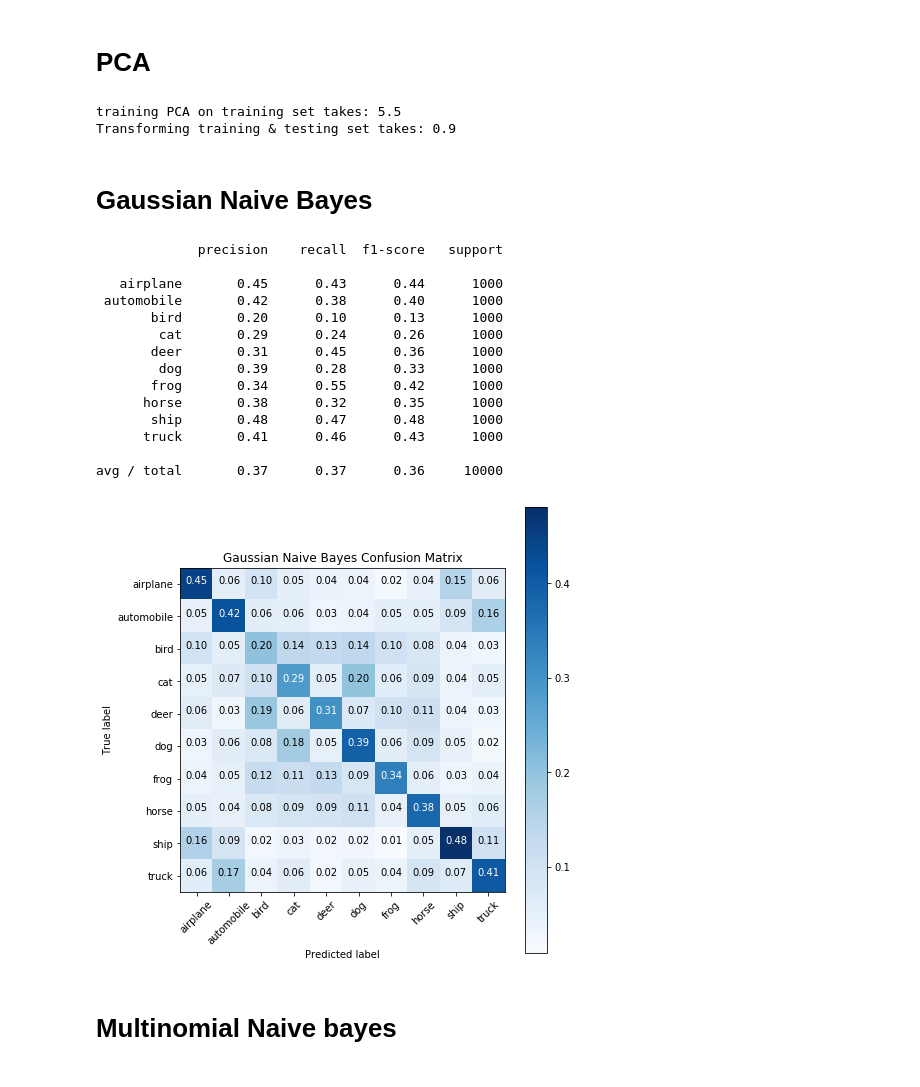
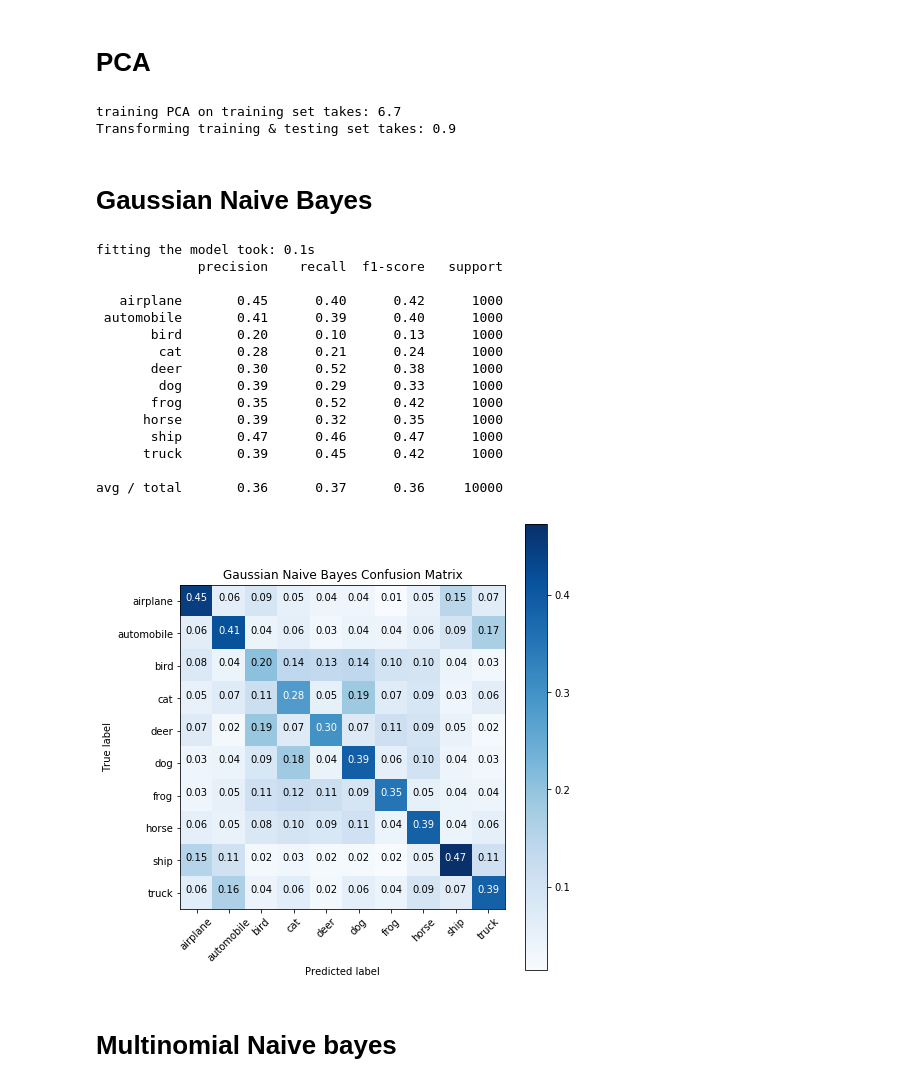
Before and after one commit to AhmedAmineDAOU/MachineLearningProject, a Jupyter notebook: CIFAR-10/NB.ipynb, the cells around one changed output. Saved outputs shown, nothing was run; the diff lists cells and outputs as text; code cells hidden in the pictures.

```diff
--- a/CIFAR-10/NB.ipynb
+++ b/CIFAR-10/NB.ipynb
@@ -77,7 +77,7 @@ testing   data shape  :  (10000, 3072) 10000 examples
 # PCA
 # %%
 t = runtime()
-pca = PCA(n_components=30)
+pca = PCA(n_components=40)
 pca.fit(x_train)
 print("training PCA on training set takes: %.1f" % (runtime()-t))
 t = runtime()
@@ -85,7 +85,7 @@ x_train = pca.transform(x_train)
 x_test = pca.transform(x_test)
 print("Transforming training & testing set takes: %.1f" % (runtime()-t))
 # %% [output]
-training PCA on training set takes: 5.5
+training PCA on training set takes: 6.7
 Transforming training & testing set takes: 0.9
 # %%
 #https://scikit-learn.org/stable/auto_examples/model_selection/plot_confusion_matrix.html
@@ -120,36 +120,40 @@ def plot_confusion_matrix(cm, classes,
 # %%
 from sklearn.naive_bayes import GaussianNB
 from sklearn.metrics import classification_report
+from time import time as runtime
 
+t= runtime()
 gnb = GaussianNB()
 y_pred1 = gnb.fit(x_train, y_train1).predict(x_test)
+print("fitting the model took: %.1fs" % (runtime()-t))
 
 
 import itertools
 from sklearn.metrics import confusion_matrix
 print(classification_report(y_test1, y_pred1, target_names=ten))
 conf_matrix = confusion_matrix(y_pred1, y_test1)
 np.set_printoptions(precision=2)
 
 plt.figure(figsize=(7,7))
 plot_confusion_matrix(conf_matrix, classes=ten, normalize=True,
                       title='Gaussian Naive Bayes Confusion Matrix')
 # %% [output]
+fitting the model took: 0.1s
              precision    recall  f1-score   support
 
-   airplane       0.45      0.43      0.44      1000
- automobile       0.42      0.38      0.40      1000
+   airplane       0.45      0.40      0.42      1000
+ automobile       0.41      0.39      0.40      1000
        bird       0.20      0.10      0.13      1000
-        cat       0.29      0.24      0.26      1000
-       deer       0.31      0.45      0.36      1000
-        dog       0.39      0.28      0.33      1000
-       frog       0.34      0.55      0.42      1000
-      horse       0.38      0.32      0.35      1000
-       ship       0.48      0.47      0.48      1000
-      truck       0.41      0.46      0.43      1000
+        cat       0.28      0.21      0.24      1000
+       deer       0.30      0.52      0.38      1000
+        dog       0.39      0.29      0.33      1000
+       frog       0.35      0.52      0.42      1000
+      horse       0.39      0.32      0.35      1000
+       ship       0.47      0.46      0.47      1000
+      truck       0.39      0.45      0.42      1000
 
-avg / total       0.37      0.37      0.36     10000
+avg / total       0.36      0.37      0.36     10000
-[figure, old version]
+[figure, new version]
 # %% [markdown]
 # Multinomial Naive bayes
 # %%
```
Also changed, not shown: parts of 3 cells of this notebook, 3 other files.
